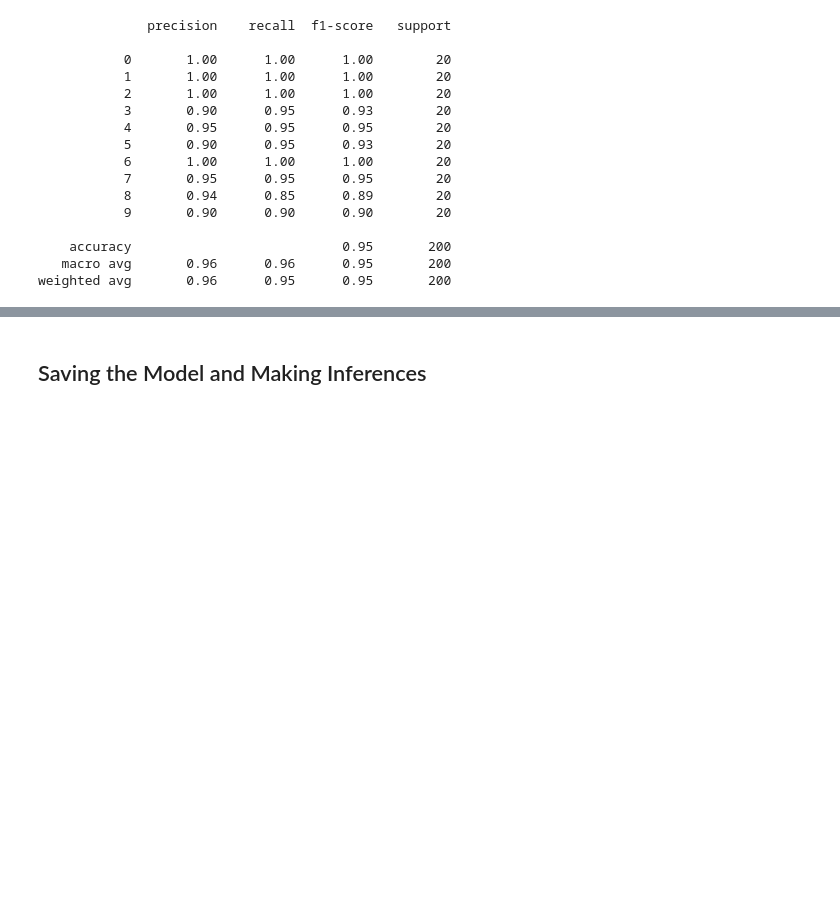
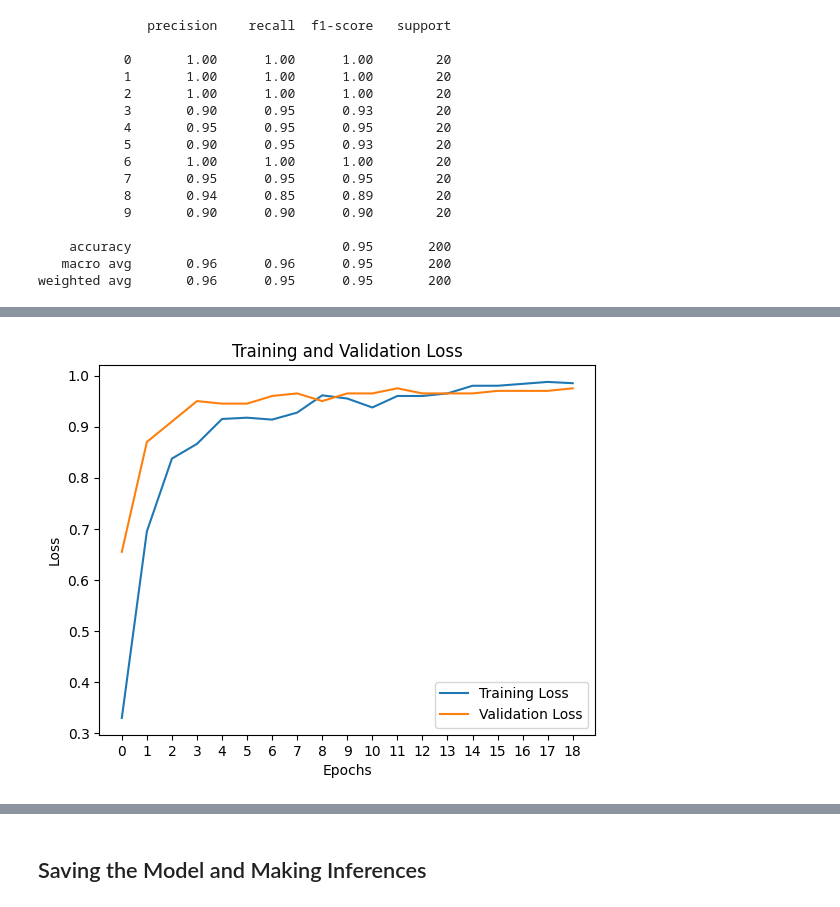
Before and after one commit to ShrDar/Digit-Prediction-Model, a Jupyter notebook: notebooks/Convolutional_Neural_Network_Tensorflow.ipynb, the cells around one changed output, grey strips where cells are left out. Saved outputs shown, nothing was run; the diff lists cells and outputs as text; code cells hidden in the pictures; blank space fills up the shorter version.

```diff
--- a/notebooks/Convolutional_Neural_Network_Tensorflow.ipynb
+++ b/notebooks/Convolutional_Neural_Network_Tensorflow.ipynb
@@ -314,0 +341,13 @@ weighted avg       0.96      0.95      0.95       200
+# %%
+plt.title("Training and Validation Loss")
+
+plt.plot(history.history["accuracy"], label = "Training Loss")
+plt.plot(history.history["val_accuracy"], label = "Validation Loss")
+plt.xlabel("Epochs")
+plt.ylabel("Loss")
+plt.xticks(range(len(history.history["accuracy"])))
+plt.legend()
+
+plt.show()
+# %% [output]
+[figure, added]
```
Also changed, not shown: parts of 19 cells of this notebook.
